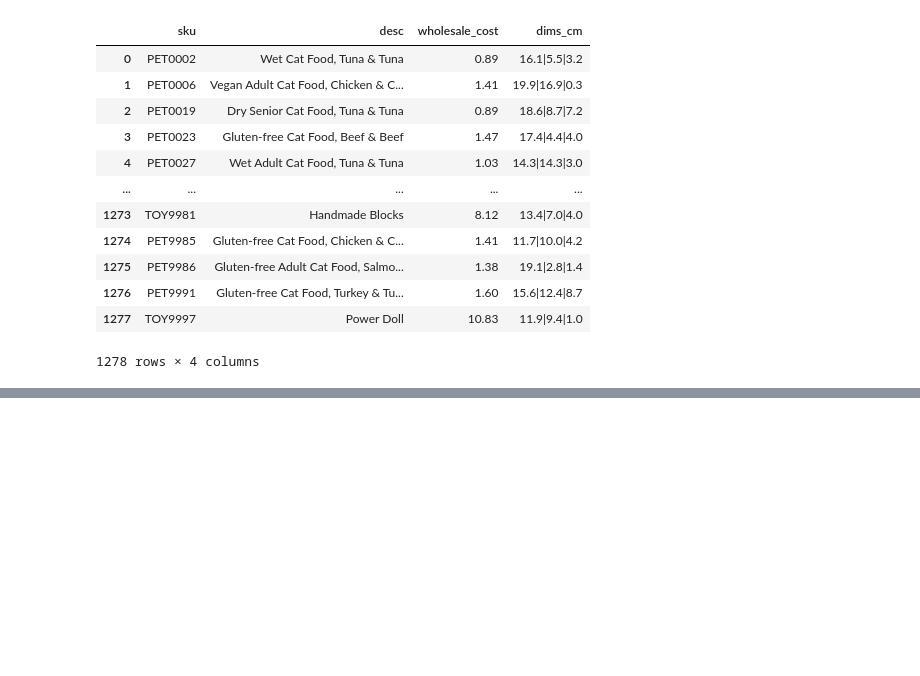
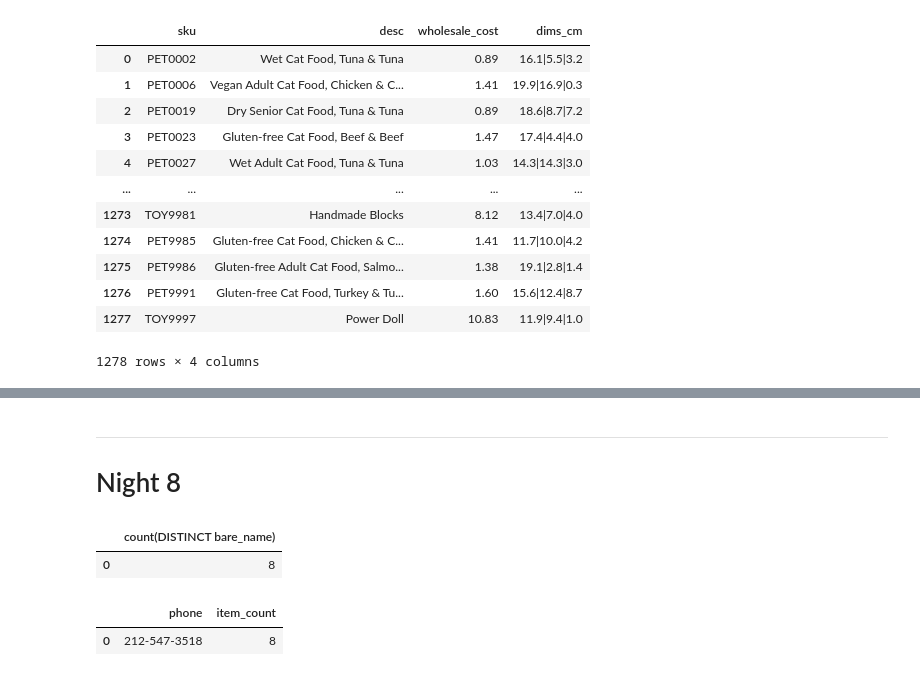
Before and after one commit to akre54/hanukkah-of-data-2023, a Jupyter notebook: Hanukkah of Data 2023 - Noahs Rug.ipynb, the cells around one changed output, grey strips where cells are left out. Cells and saved outputs as stored; diff of their text form; code cells hidden in the pictures; blank space fills up the shorter version.

Commit message:
Night 8

```diff
--- a/Hanukkah of Data 2023 - Noahs Rug.ipynb
+++ b/Hanukkah of Data 2023 - Noahs Rug.ipynb
@@ -471,0 +633,61 @@ WHERE time_diff = 0
+# %% [markdown]
+---
+# Night 8
+# %%
+# We are looking for a collector of Noahs items. We can build on our previous query to find
+# out 1) how many items does Noah sell in total, minus colors, and 2) who has purchased the most
+# of these items?
+
+duckdb.sql("""
+WITH all_orders AS (
+    SELECT
+        phone,
+        ordered,
+        products.desc AS named,
+        UNNEST(regexp_extract(named, '([^\(]+) \((\w+)\)', ['bare_name', 'color']))
+    FROM orders
+    JOIN customers ON (orders.customerid = customers.customerid)
+    JOIN orders_items ON (orders.orderid = orders_items.orderid)
+    JOIN products ON (orders_items.sku = products.sku)
+    WHERE products.sku LIKE 'COL%'
+),
+
+
+-- Find the total number of Noah's items
+
+SELECT COUNT (DISTINCT bare_name)
+FROM all_orders
+""").df()
+# %% [output]
+|  | count(DISTINCT bare_name) |
+| 0 | 8 |
+# %%
+# With the knowledge that there are 8 items total, group all item totals by the number of items purchased.
+# For sanity we can verify that there is only one person with all 8 items (ORDER BY item_count DESC)
+
+duckdb.sql("""
+WITH all_orders AS (
+    SELECT
+        phone,
+        ordered,
+        products.desc AS named,
+        UNNEST(regexp_extract(named, '([^\(]+) \((\w+)\)', ['bare_name', 'color']))
+    FROM orders
+    JOIN customers ON (orders.customerid = customers.customerid)
+    JOIN orders_items ON (orders.orderid = orders_items.orderid)
+    JOIN products ON (orders_items.sku = products.sku)
+    WHERE products.sku LIKE 'COL%'
+)
+
+SELECT *
+FROM (
+    SELECT phone, COUNT (DISTINCT bare_name) as item_count
+    FROM all_orders
+    GROUP BY phone
+)
+WHERE item_count = 8
+-- ORDER BY item_count DESC
+""").df()
+# %% [output]
+|  | phone | item_count |
+| 0 | 212-547-3518 | 8 |
```
Also changed, not shown: parts of 26 cells of this notebook.
